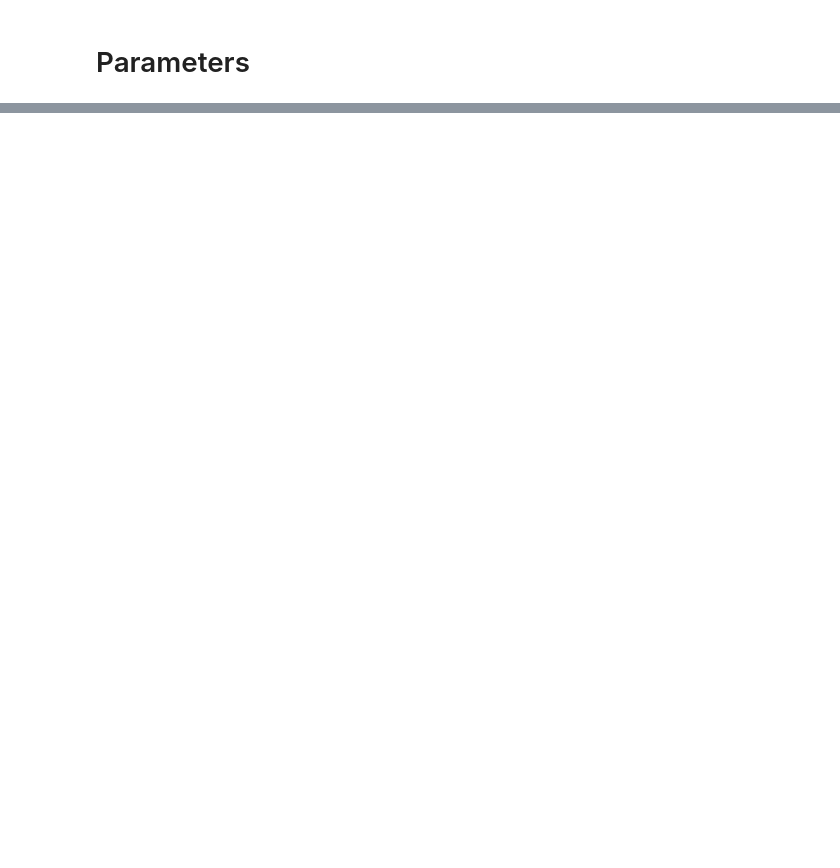
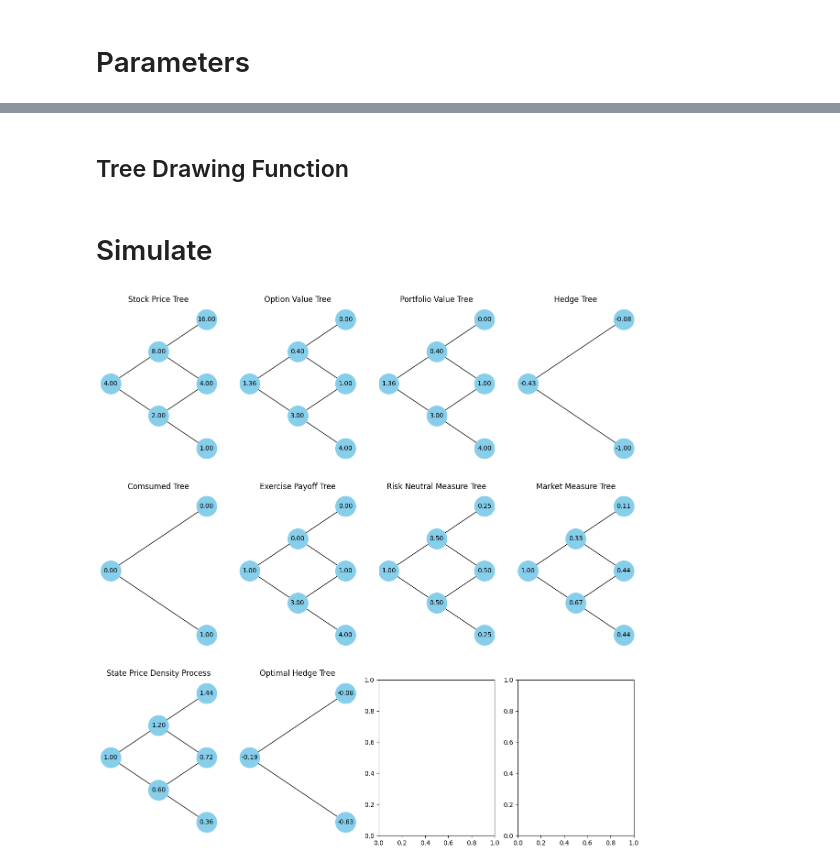
Before and after one commit to ukifune99/Binomial-Model, a Jupyter notebook: Binomial Tree.ipynb, the cells around one changed output, grey strips where cells are left out. Drawn from its saved outputs; the diff is of its cells as text; code cells hidden in the pictures; blank space fills up the shorter version.

```diff
--- a/Binomial Tree.ipynb
+++ b/Binomial Tree.ipynb
@@ -94,0 +133,11 @@ portfolio:  [[1.36], [0.40000000000000036, 3.0000000000000004], [2.2204460492503
+# %%
+def optimal_hedge_tree_generator() -> List[List[int]]:
+    optimal_hedge_tree = [[0 for j in range(i+1)] for i in range(T+0)]
+    for i in range(T):
+        for j in range(i+1):
+            delta_X = X0 / state_price_density[i+1][j] - X0 / state_price_density[i+1][j+1]
+            delta_S = stock_price_tree[i+1][j] - stock_price_tree[i+1][j+1]
+            optimal_hedge_tree[i][j] = delta_X / delta_S
+    return optimal_hedge_tree
+# %% [markdown]
+## Tree Drawing Function
@@ -94,0 +166,37 @@ portfolio:  [[1.36], [0.40000000000000036, 3.0000000000000004], [2.2204460492503
+# %% [markdown]
+# Simulate
+# %%
+stock_price_tree = stock_price_tree_generator()
+option_value_tree = option_value_tree_generator()
+hedge_tree = hedge_tree_generator()
+consumed_tree = consumed_tree_generator()
+# X0 is the initial money
+X0 = option_value_tree[0][0]
+portfolio_value_tree = portfolio_value_tree_generator()
+exercise_payoff_tree = exercise_payoff_tree_generator()
+risk_netural_measure_tree = prob_mearsure_tree_generator(p_tilde, q_tilde)
+market_measure_tree = prob_mearsure_tree_generator(p, q)
+state_price_density = state_price_density_generator()
+optimal_hedge_tree = optimal_hedge_tree_generator()
+trees = [
+    (stock_price_tree, "Stock Price Tree"),  # 1
+    (option_value_tree, "Option Value Tree"),  # 2
+    (portfolio_value_tree, "Portfolio Value Tree"),  # 3
+    (hedge_tree, "Hedge Tree"),  # 4
+    (consumed_tree, "Comsumed Tree"),  # 5
+    (exercise_payoff_tree, "Exercise Payoff Tree"),  # 6
+    (risk_netural_measure_tree, "Risk Neutral Measure Tree"),  # 7
+    (market_measure_tree, "Market Measure Tree"),  # 8
+    (state_price_density, "State Price Density Process"),  # 9
+    (optimal_hedge_tree, "Optimal Hedge Tree")  # 10
+    ]
+# %%
+target = trees[0:]
+col = 4
+row = math.ceil(len(target) / col) if col > 1 else len(target)
+fig, axs = plt.subplots(row, col, figsize=(15,15))
+for ax, (tree, name) in zip(axs.flat, target):
+    draw_binary_tree(tree, name, ax)
+plt.show()
+# %% [output]
+[figure, added]
```
Also changed, not shown: parts of 16 cells of this notebook.
